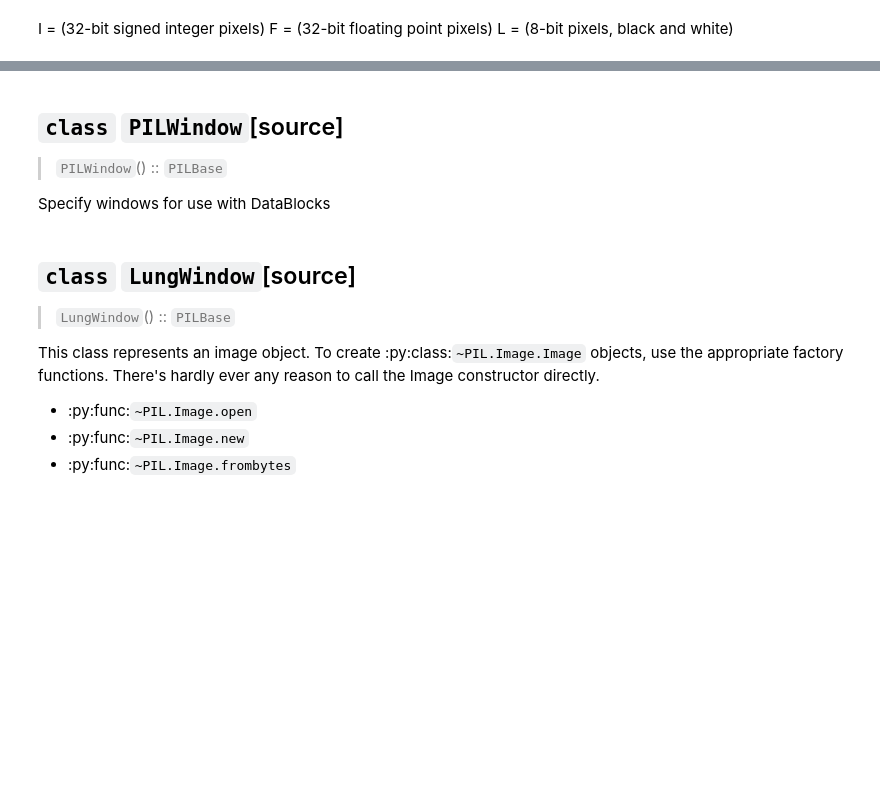
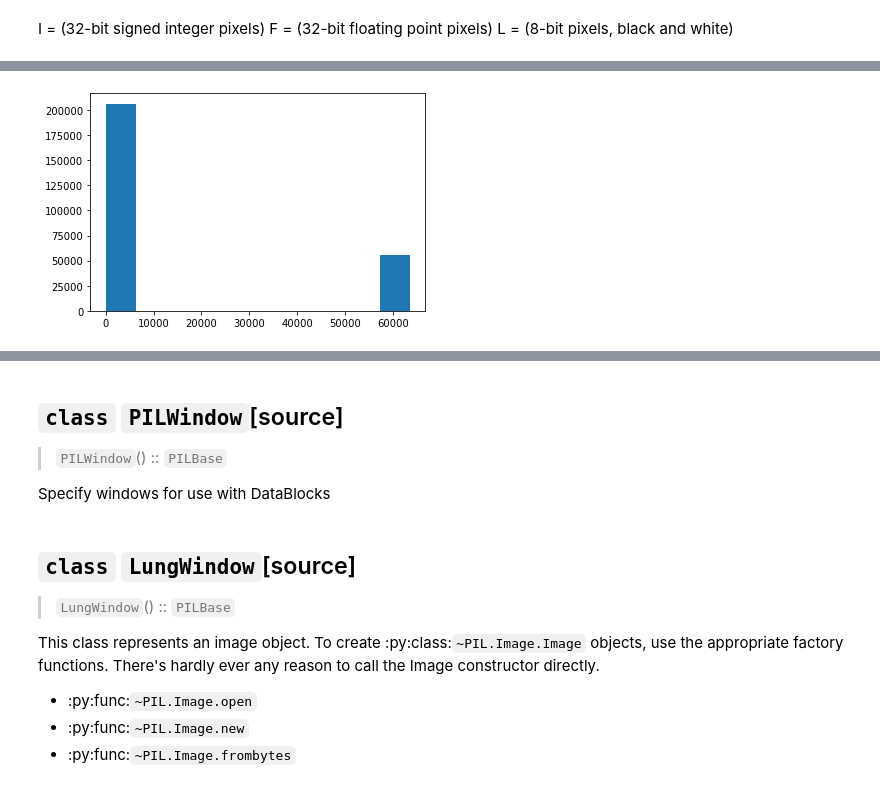
Before and after one commit to asvcode/fmi, a Jupyter notebook: nbs/04_pipeline.ipynb, the cells around one changed output, grey strips where cells are left out. Cells and saved outputs as stored; diff of their text form; code cells hidden in the pictures; blank space fills up the shorter version.

```diff
--- a/nbs/04_pipeline.ipynb
+++ b/nbs/04_pipeline.ipynb
@@ -44,0 +81,4 @@ L = (8-bit pixels, black and white)
+# %%
+hist = plt.hist(timage.flatten())
+# %% [output]
+[figure, added]
```
Also changed, not shown: parts of 15 cells of this notebook, 2 other files.
